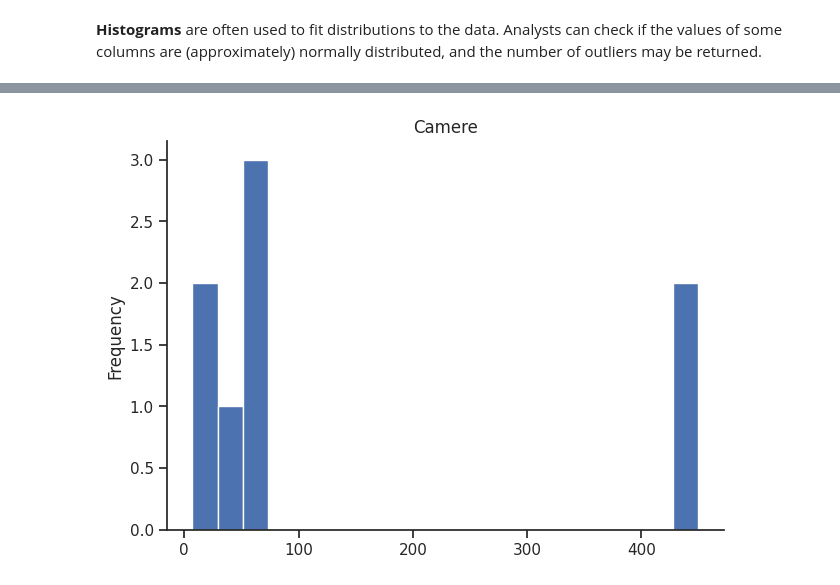
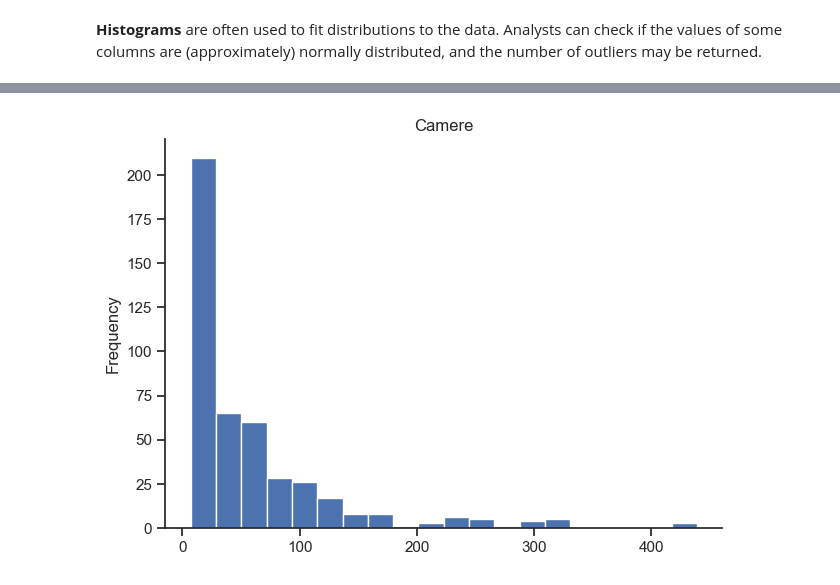
Before and after one commit to SamuGalli/DIQ, a Jupyter notebook: Data_Profiling_first_part.ipynb, the cells around one changed output, grey strips where cells are left out. Saved outputs shown, nothing was run; the diff lists cells and outputs as text; code cells hidden in the pictures.

```diff
--- a/Data_Profiling_first_part.ipynb
+++ b/Data_Profiling_first_part.ipynb
@@ -482,9 +454,9 @@ plt.gca().spines[['top', 'right']].set_visible(False)
 # %%
 from matplotlib import pyplot as plt
-_df_3['Camere'].plot(kind='hist', bins=20, title='Camere')
+HOTELS['Camere'].plot(kind='hist', bins=20, title='Camere')
 plt.gca().spines[['top', 'right',]].set_visible(False)
 # %% [output]
-[figure, old version]
+[figure, new version]
 # %%
 #we can also display multiple histograms
 HOTELS[['Civico','Camere']].hist()
```
Also changed, not shown: parts of 12 cells of this notebook, 3 other files.
